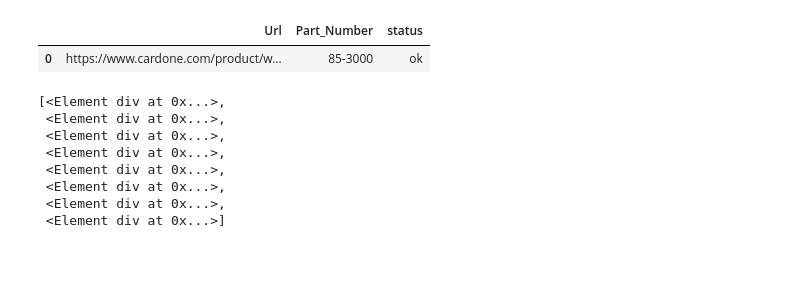
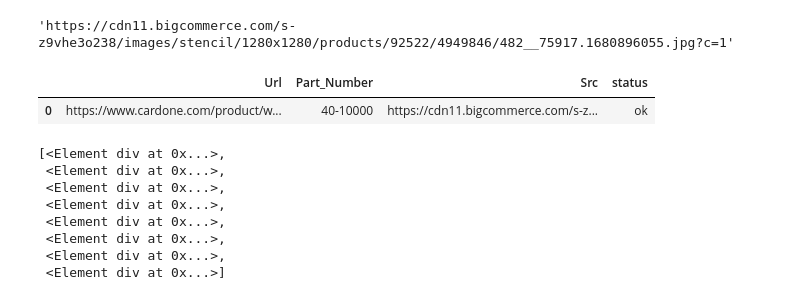
Before and after one commit to hzm1124/YangTeng, a Jupyter notebook: 02.crawler/04.Cardone/2(1).Detail-Lennon原始20230616.ipynb, the cells around one changed output. Cells and saved outputs as stored; diff of their text form; code cells hidden in the pictures; blank space fills up the shorter version.

```diff
--- a/02.crawler/04.Cardone/2(1).Detail-Lennon原始20230616.ipynb
+++ b/02.crawler/04.Cardone/2(1).Detail-Lennon原始20230616.ipynb
@@ -83,12 +84,19 @@ part_number
+# %%
+src = html.xpath('//div[@class="productView-img-container"]/a/@href')[0]
+
+src
+# %% [output]
+'https://cdn11.bigcommerce.com/s-z9vhe3o238/images/stencil/1280x1280/products/92522/4949846/482__75917.1680896055.jpg?c=1'
 # %%
 df_temp = pd.DataFrame([{'Url': list_url[i],
                          'Part_Number': part_number,
+                         'Src': src,
                          'status': 'ok'}])
 
 df_temp
 # %% [output]
-|  | Url | Part_Number | status |
-| 0 | https://www.cardone.com/product/w... | 85-3000 | ok |
+|  | Url | Part_Number | Src | status |
+| 0 | https://www.cardone.com/product/w... | 40-10000 | https://cdn11.bigcommerce.com/s-z... | ok |
 # %%
 list_row = html.xpath('//div[@class="productView-table general"]')[0].xpath('./div[@class="productView-table-row"]')
 
```
Also changed, not shown: parts of 6 cells of this notebook, 1 other file.
